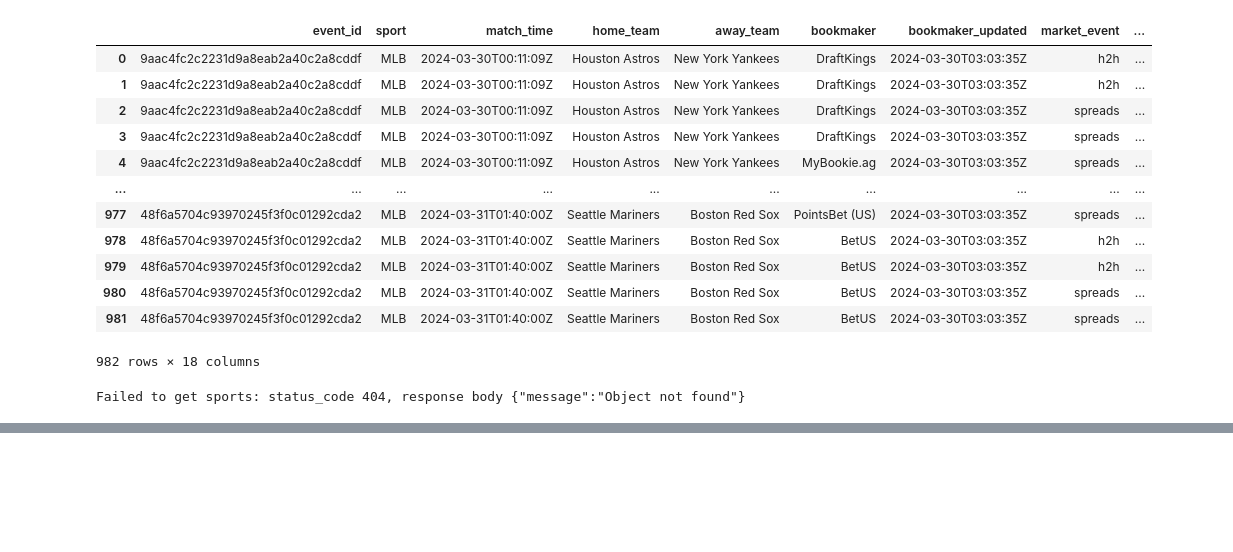
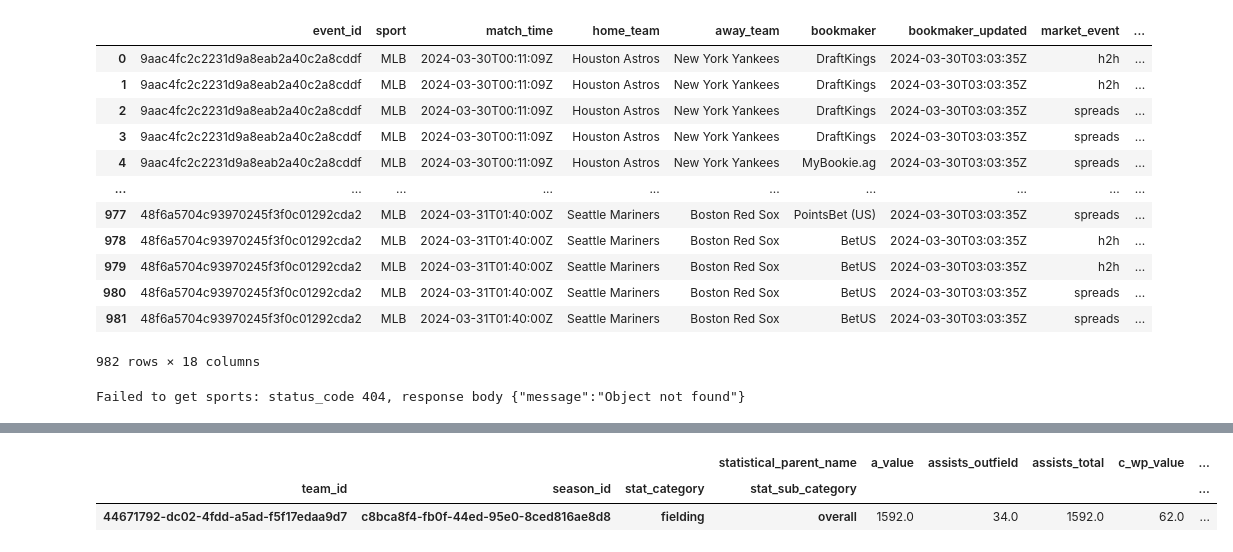
Before and after one commit to beaulieub58/personal_projects, a Jupyter notebook: odds.ipynb, the cells around one changed output, grey strips where cells are left out. Cells and saved outputs as stored; diff of their text form; code cells hidden in the pictures; blank space fills up the shorter version.

```diff
--- a/odds.ipynb
+++ b/odds.ipynb
@@ -353,0 +373,6 @@ get_max_array_values_for_stats(df = team_df_fielding, ls = [])
+# %%
+pd.pivot_table(team_df_fielding,index=['team_id','season_id','stat_category','stat_sub_category'],columns=['statistical_parent_name'],values = 'value',aggfunc='sum')
+# %% [output]
+|  |  |  | statistical_parent_name | a_value | assists_outfield | assists_total | c_wp_value | ... |
+| team_id | season_id | stat_category | stat_sub_category |  |  |  |  | ... |
+| 44671792-dc02-4fdd-a5ad-f5f17edaa9d7 | c8bca8f4-fb0f-44ed-95e0-8ced816ae8d8 | fielding | overall | 1592.0 | 34.0 | 1592.0 | 62.0 | ... |
```
Also changed, not shown: parts of 3 cells of this notebook.
